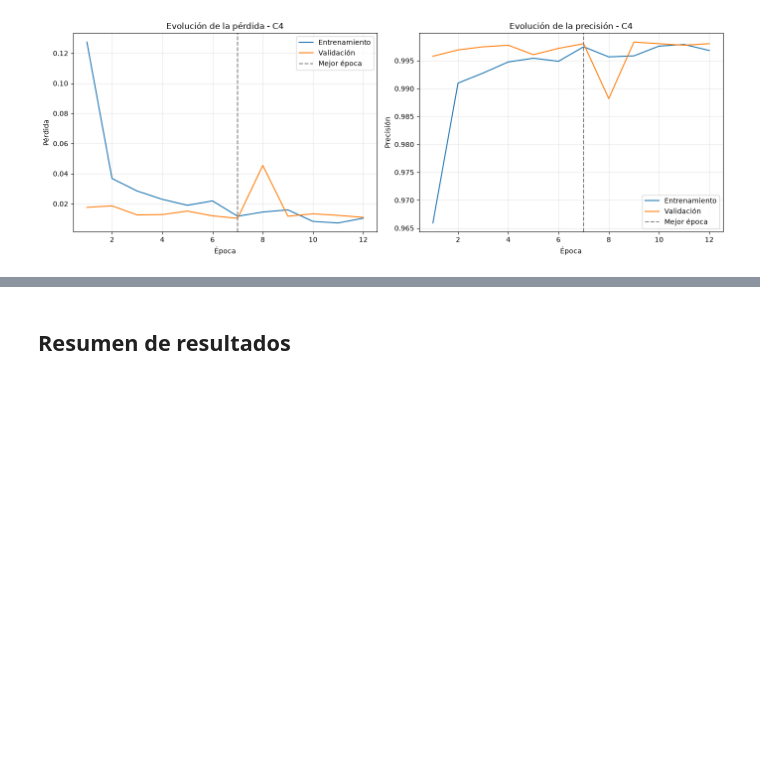
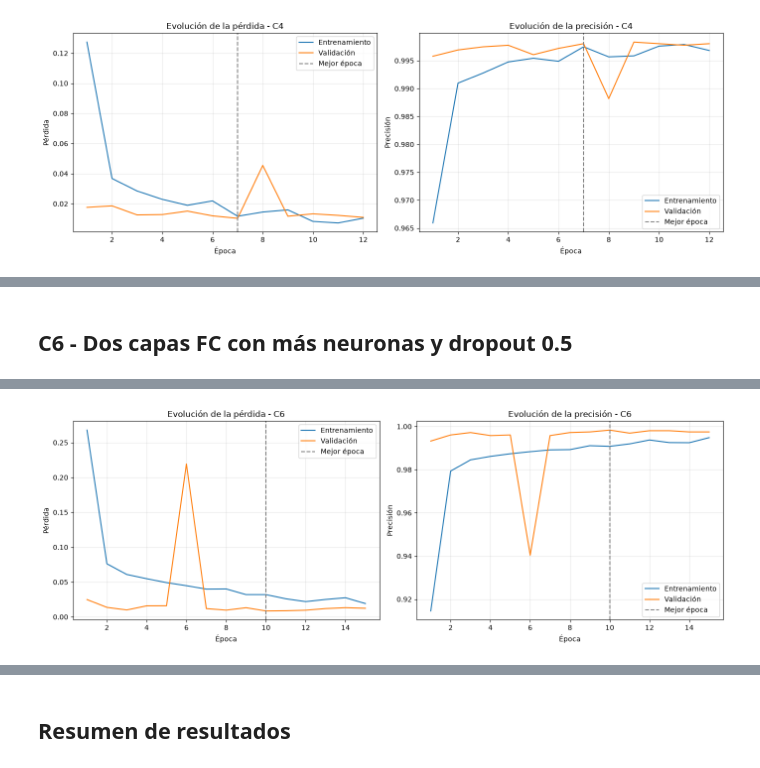
Before and after one commit to AprendizajeAutomaticoII/Practica-I, a Jupyter notebook: 2-busqueda-manual.ipynb, the cells around one changed output, grey strips where cells are left out. Drawn from its saved outputs; the diff is of its cells as text; code cells hidden in the pictures; blank space fills up the shorter version.

```diff
--- a/2-busqueda-manual.ipynb
+++ b/2-busqueda-manual.ipynb
@@ -84,0 +106,5 @@ Mejor época: 7 | Tiempo total: 400.2 segundos
+# %% [markdown]
+## C6 - Dos capas FC con más neuronas y dropout 0.5
+# %%
+modelo_c6, historial_c6 = ejecutar_configuracion('C6', neuronas_fc=(256, 128), p_dropout=0.5)
+# %% [output]
@@ -84,0 +128 @@ Mejor época: 7 | Tiempo total: 400.2 segundos
+[figure, added]
```
Also changed, not shown: parts of 9 cells of this notebook, 24 other files.
